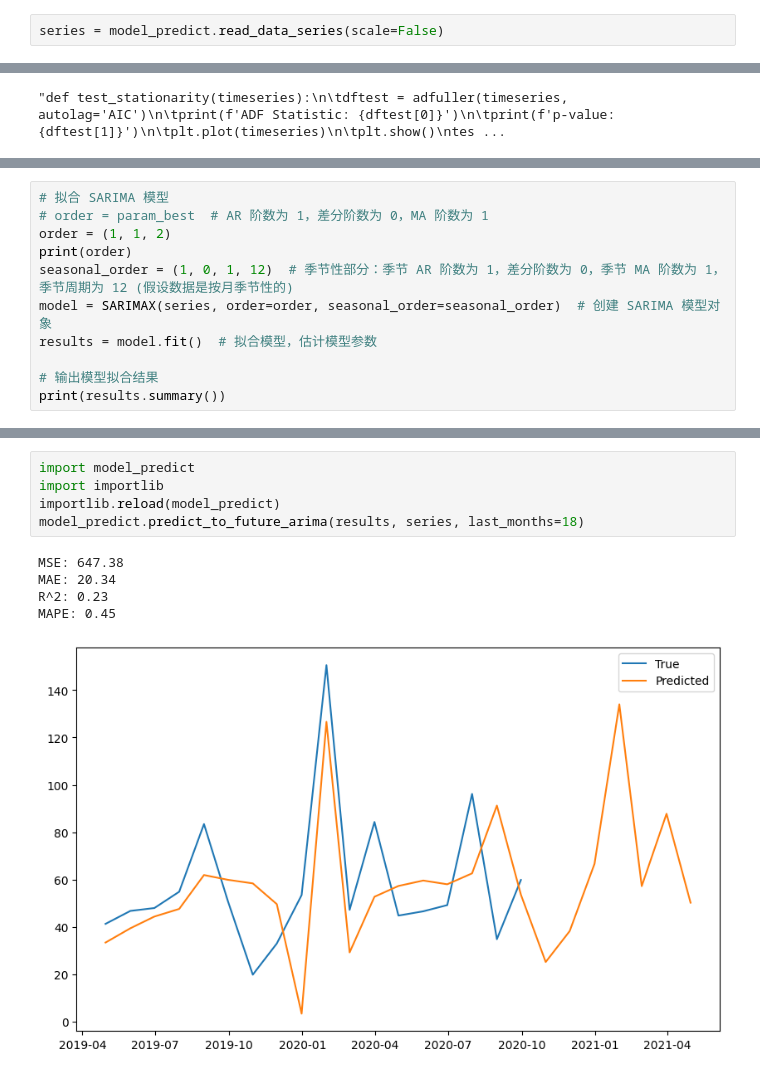
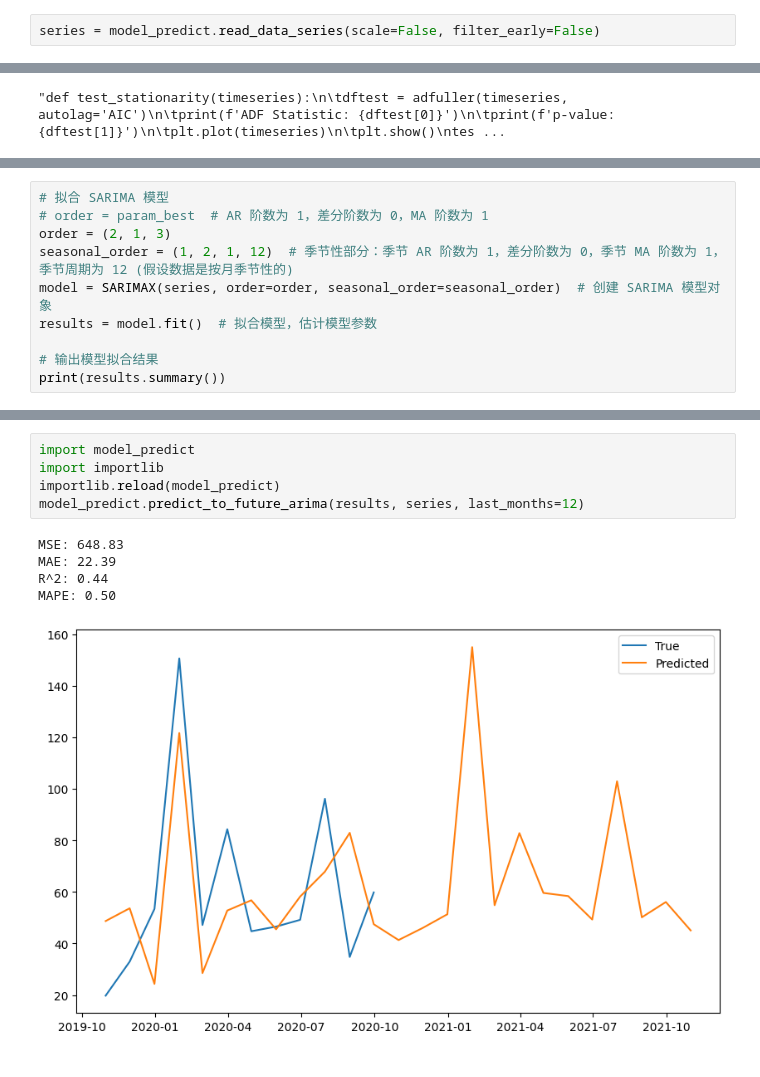
Before and after one commit to hh66911/2024-dingding-A, a Jupyter notebook: arima和sarima.ipynb, the cells around one changed output, grey strips where cells are left out. Saved outputs shown, nothing was run; the diff lists cells and outputs as text.

```diff
--- a/arima和sarima.ipynb
+++ b/arima和sarima.ipynb
@@ -9,6 +10,6 @@ import model_predict
 import sys, itertools
 # %%
-series = model_predict.read_data_series(scale=False)
+series = model_predict.read_data_series(scale=False, filter_early=False)
 # %%
 '''def test_stationarity(timeseries):
 	dftest = adfuller(timeseries, autolag='AIC')
@@ -49,9 +46,8 @@ print('Best AIC:', results[0])
 # %%
 # 拟合 SARIMA 模型
 # order = param_best  # AR 阶数为 1，差分阶数为 0，MA 阶数为 1
-order = (1, 1, 2)
-print(order)
-seasonal_order = (1, 0, 1, 12)  # 季节性部分：季节 AR 阶数为 1，差分阶数为 0，季节 MA 阶数为 1，季节周期为 12 (假设数据是按月季节性的)
+order = (2, 1, 3)
+seasonal_order = (1, 2, 1, 12)  # 季节性部分：季节 AR 阶数为 1，差分阶数为 0，季节 MA 阶数为 1，季节周期为 12 (假设数据是按月季节性的)
 model = SARIMAX(series, order=order, seasonal_order=seasonal_order)  # 创建 SARIMA 模型对象
 results = model.fit()  # 拟合模型，估计模型参数
 
@@ -78,11 +74,11 @@ Warnings:
 # %%
 import model_predict
 import importlib
 importlib.reload(model_predict)
-model_predict.predict_to_future_arima(results, series, last_months=18)
+model_predict.predict_to_future_arima(results, series, last_months=12)
 # %% [output]
-MSE: 647.38
-MAE: 20.34
-R^2: 0.23
-MAPE: 0.45
+MSE: 648.83
+MAE: 22.39
+R^2: 0.44
+MAPE: 0.50
-[figure, old version]
+[figure, new version]
```
Also changed, not shown: parts of 6 cells of this notebook, 4 other files.
